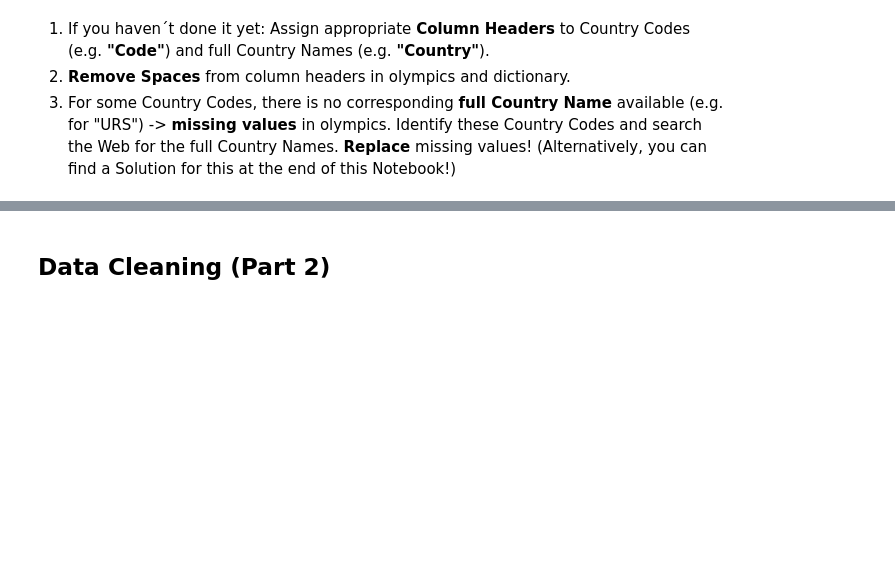
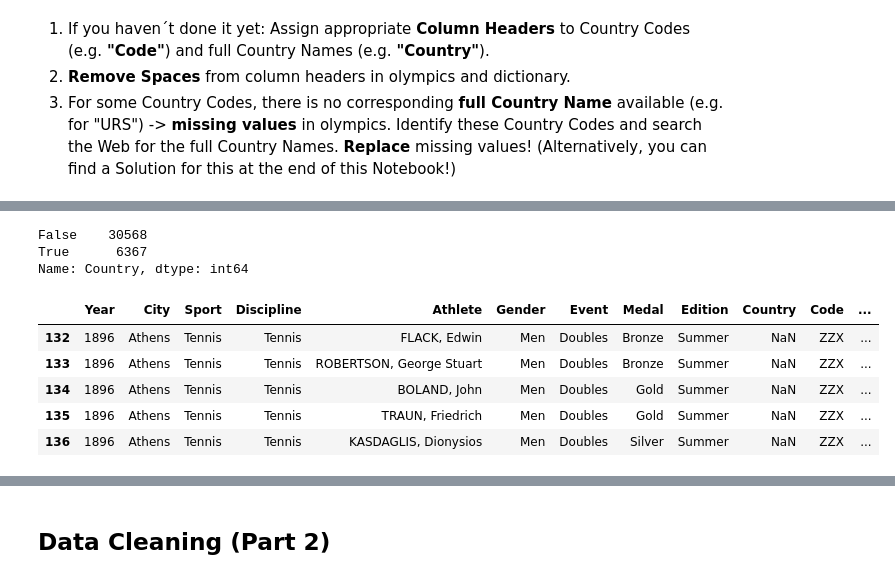
Before and after one commit to hamednasr/Explanatory-Data-Analysis, a Jupyter notebook: Explanatory_DataAnalysis_Challenge.ipynb, the cells around one changed output, grey strips where cells are left out. Cells and saved outputs as stored; diff of their text form; code cells hidden in the pictures; blank space fills up the shorter version.

```diff
--- a/Explanatory_DataAnalysis_Challenge.ipynb
+++ b/Explanatory_DataAnalysis_Challenge.ipynb
@@ -170,0 +249,2 @@ pd.merge(olympics ,dictionary, left_on= 'Country', right_on= 'Code' )
+# %%
+olympics.drop('Country_x',axis=1,inplace=True)
@@ -170,0 +274,15 @@ pd.merge(olympics ,dictionary, left_on= 'Country', right_on= 'Code' )
+# %%
+olympics.Country.isna().value_counts()
+# %% [output]
+False    30568
+True      6367
+Name: Country, dtype: int64
+# %%
+olympics[olympics.Country.isna()].head()
+# %% [output]
+|  | Year | City | Sport | Discipline | Athlete | Gender | Event | Medal | Edition | Country | Code | ... |
+| 132 | 1896 | Athens | Tennis | Tennis | FLACK, Edwin | Men | Doubles | Bronze | Summer | NaN | ZZX | ... |
+| 133 | 1896 | Athens | Tennis | Tennis | ROBERTSON, George Stuart | Men | Doubles | Bronze | Summer | NaN | ZZX | ... |
+| 134 | 1896 | Athens | Tennis | Tennis | BOLAND, John | Men | Doubles | Gold | Summer | NaN | ZZX | ... |
+| 135 | 1896 | Athens | Tennis | Tennis | TRAUN, Friedrich | Men | Doubles | Gold | Summer | NaN | ZZX | ... |
+| 136 | 1896 | Athens | Tennis | Tennis | KASDAGLIS, Dionysios | Men | Doubles | Silver | Summer | NaN | ZZX | ... |
```
Also changed, not shown: parts of 31 cells of this notebook.
